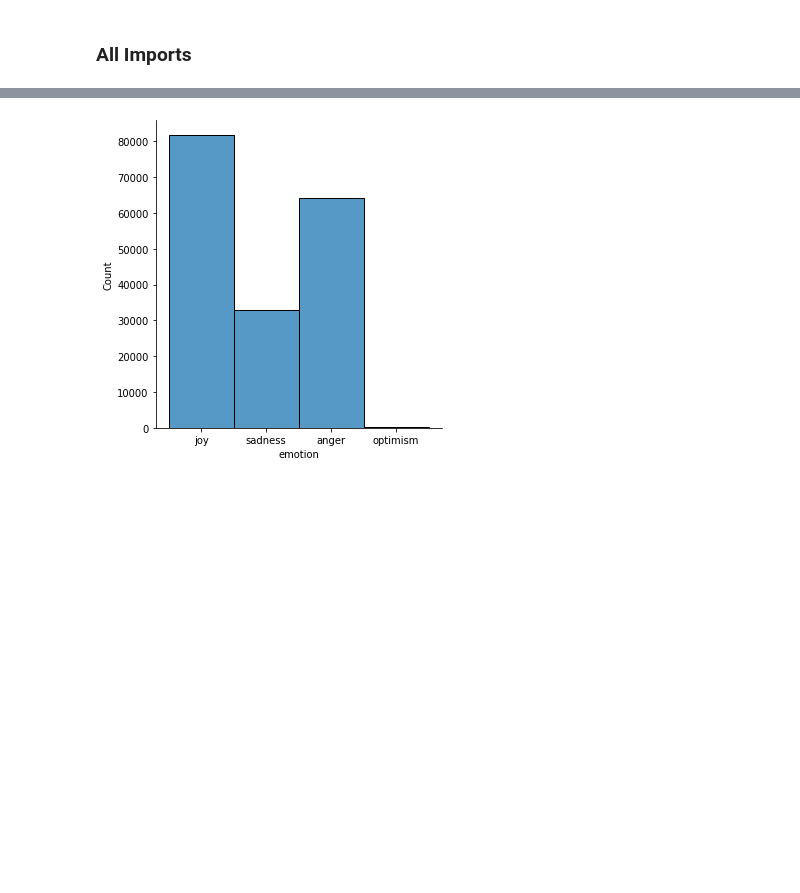
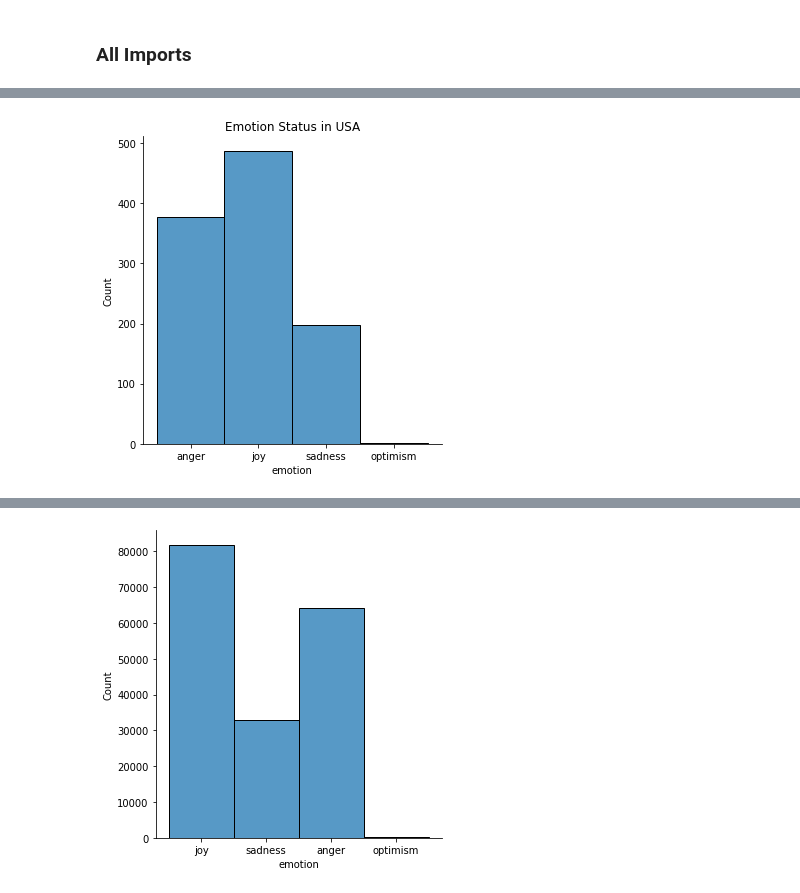
Before and after one commit to arifulmalik/emotion_twitter, a Jupyter notebook: Data_Visualization.ipynb, the cells around one changed output, grey strips where cells are left out. Drawn from its saved outputs; the diff is of its cells as text; code cells hidden in the pictures; blank space fills up the shorter version.

```diff
--- a/Data_Visualization.ipynb
+++ b/Data_Visualization.ipynb
@@ -28,0 +128,6 @@ dataset=pd.read_csv('predicted_output.csv')
+# %%
+sns.displot(dataset[mask],x='emotion')
+plt.title('Emotion Status in USA')
+plt.savefig("emotion_usa.pdf")
+# %% [output]
+[figure, added]
```
Also changed, not shown: parts of 12 cells of this notebook.
